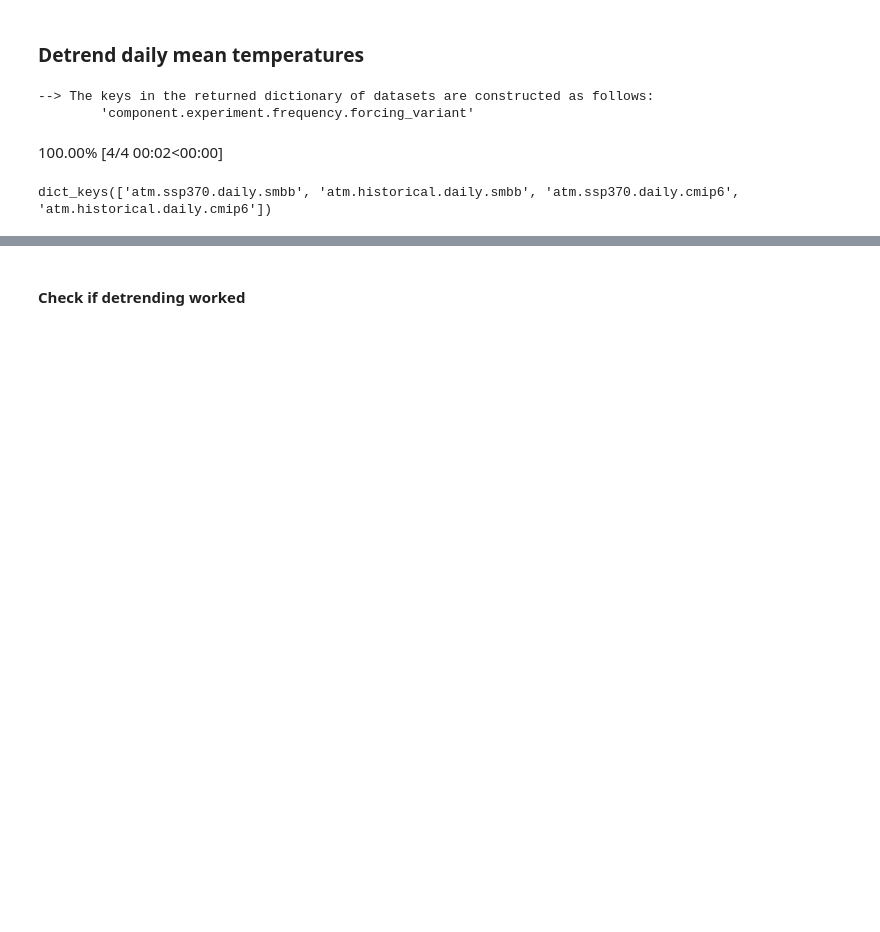
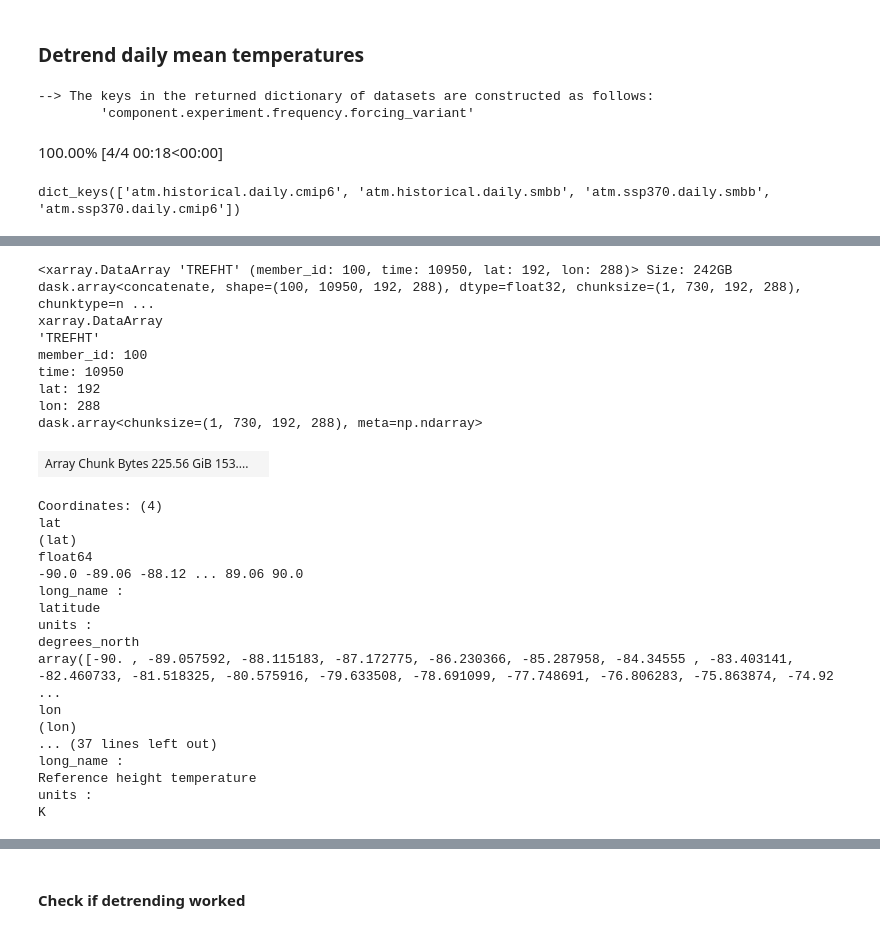
Before and after one commit to hrhampapura/moment_delta_mapping, a Jupyter notebook: notebooks/ncar_casper/00_detrending.ipynb, the cells around one changed output, grey strips where cells are left out. Saved outputs shown, nothing was run; the diff lists cells and outputs as text; code cells hidden in the pictures; blank space fills up the shorter version.

```diff
--- a/notebooks/ncar_casper/00_detrending.ipynb
+++ b/notebooks/ncar_casper/00_detrending.ipynb
@@ -35,7 +38,7 @@ right     = -66.9513812+360 # east long
 bottom    =  24.7433195 # south lat
 ################################
 rda_scratch = '/gpfs/csfs1/collections/rda/scratch/harshah'
-catalog_url = 'https://data.rda.ucar.edu/harshah/intake_catalogs/posix/cesm2-lens/rda-cesm2-lens-posix.json'
+catalog_url = 'https://data.rda.ucar.edu/d010092/catalogs/d010092-posix-zarr.json'
 rda_data    = '/gpfs/csfs1/collections/rda/data/harshah/'
 ###
 tmean_path  = rda_data + 'mdm_data/tmean/'
@@ -43,12 +46,16 @@ tmax_path   = rda_data + 'mdm_data/tmax/'
 tmin_path   = rda_data + 'mdm_data/tmin/'
 ############
 pi_year  = 1865
+cur_year = 2009
 eoc_year = 2085
 #
 pi_year0  = '1850'
 pi_year1  = '1879'
 ic_year0  = '2071'
 ic_year1  = '2100'
+#
+cur_year0 = '1994' # Cur = Current year
+cur_year1 = '2023'
 doy       = 211 # day_of_year
 # %%
 def no_leap_date(day_of_year):
@@ -195,20 +192,32 @@ ds_tmean = mean_temps.to_dataset_dict()
 # %% [output]
 --> The keys in the returned dictionary of datasets are constructed as follows:
         'component.experiment.frequency.forcing_variant'
-100.00% [4/4 00:02<00:00]
+100.00% [4/4 00:18<00:00]
 # %%
 ds_tmean.keys()
 # %% [output]
-dict_keys(['atm.ssp370.daily.smbb', 'atm.historical.daily.smbb', 'atm.ssp370.daily.cmip6', 'atm.historical.daily.cmip6'])
+dict_keys(['atm.historical.daily.cmip6', 'atm.historical.daily.smbb', 'atm.ssp370.daily.smbb', 'atm.ssp370.daily.cmip6'])
 # %%
 dsmean_pi_cmip6 = ds_tmean['atm.historical.daily.cmip6'].TREFHT.sel(time=slice(pi_year0,pi_year1))
 dsmean_pi_smbb  = ds_tmean['atm.historical.daily.smbb'].TREFHT.sel(time=slice(pi_year0,pi_year1))
 # dsmean_pi_smbb
 dsmean_eoc_cmip6 = ds_tmean['atm.ssp370.daily.cmip6'].TREFHT.sel(time=slice(ic_year0,ic_year1))
 dsmean_eoc_smbb  = ds_tmean['atm.ssp370.daily.smbb'].TREFHT.sel(time=slice(ic_year0,ic_year1))
+#
+#The historical runs end at 2014 and ssp370 runs are from 2015-2100. So,we need one extra step for detrending for 1994-2023
+dsmean_cur_cmip6_ssp = ds_tmean['atm.ssp370.daily.cmip6'].TREFHT.sel(time=slice(cur_year0,cur_year1))
+dsmean_cur_smbb_ssp  = ds_tmean['atm.ssp370.daily.smbb'].TREFHT.sel(time=slice(cur_year0,cur_year1))
+#
+dsmean_cur_cmip6_hist = ds_tmean['atm.historical.daily.cmip6'].TREFHT.sel(time=slice(cur_year0,cur_year1))
+dsmean_cur_smbb_hist  = ds_tmean['atm.historical.daily.smbb'].TREFHT.sel(time=slice(cur_year0,cur_year1))
 # %%
 %%time
 # Merge datasets to obtain pre-industrial and EOC daily mean temperatures
 pi_tmeans  = xr.concat([dsmean_pi_cmip6,dsmean_pi_smbb],dim='member_id')
 eoc_tmeans = xr.concat([dsmean_eoc_cmip6,dsmean_eoc_smbb],dim='member_id')
+#
+cur_tmeans_ssp  = xr.concat([dsmean_cur_cmip6_ssp,dsmean_cur_smbb_ssp],dim='member_id')
+cur_tmeans_hist = xr.concat([dsmean_cur_cmip6_hist,dsmean_cur_smbb_hist],dim='member_id')
+cur_tmeans      = xr.concat([cur_tmeans_hist,cur_tmeans_ssp],dim='time')
+cur_tmeans
 # %% [output]
@@ -217,3 +226,29 @@ Wall time: 19.3 ms
+<xarray.DataArray 'TREFHT' (member_id: 100, time: 10950, lat: 192, lon: 288)> Size: 242GB dask.array<concatenate, shape=(100, 10950, 192, 288), dtype=float32, chunksize=(1, 730, 192, 288), chunktype=n ...
+xarray.DataArray
+'TREFHT'
+member_id: 100
+time: 10950
+lat: 192
+lon: 288
+dask.array<chunksize=(1, 730, 192, 288), meta=np.ndarray>
+| Array Chunk Bytes 225.56 GiB 153.... |  |
+Coordinates: (4)
+lat
+(lat)
+float64
+-90.0 -89.06 -88.12 ... 89.06 90.0
+long_name :
+latitude
+units :
+degrees_north
+array([-90. , -89.057592, -88.115183, -87.172775, -86.230366, -85.287958, -84.34555 , -83.403141, -82.460733, -81.518325, -80.575916, -79.633508, -78.691099, -77.748691, -76.806283, -75.863874, -74.92 ...
+lon
+(lon)
+... (37 lines left out)
+long_name :
+Reference height temperature
+units :
+K
 # %%
 pi_tmean_daily  = to_daily(pi_tmeans)
 eoc_tmean_daily = to_daily(eoc_tmeans)
```
Also changed, not shown: parts of 46 cells of this notebook, 1 other file.
